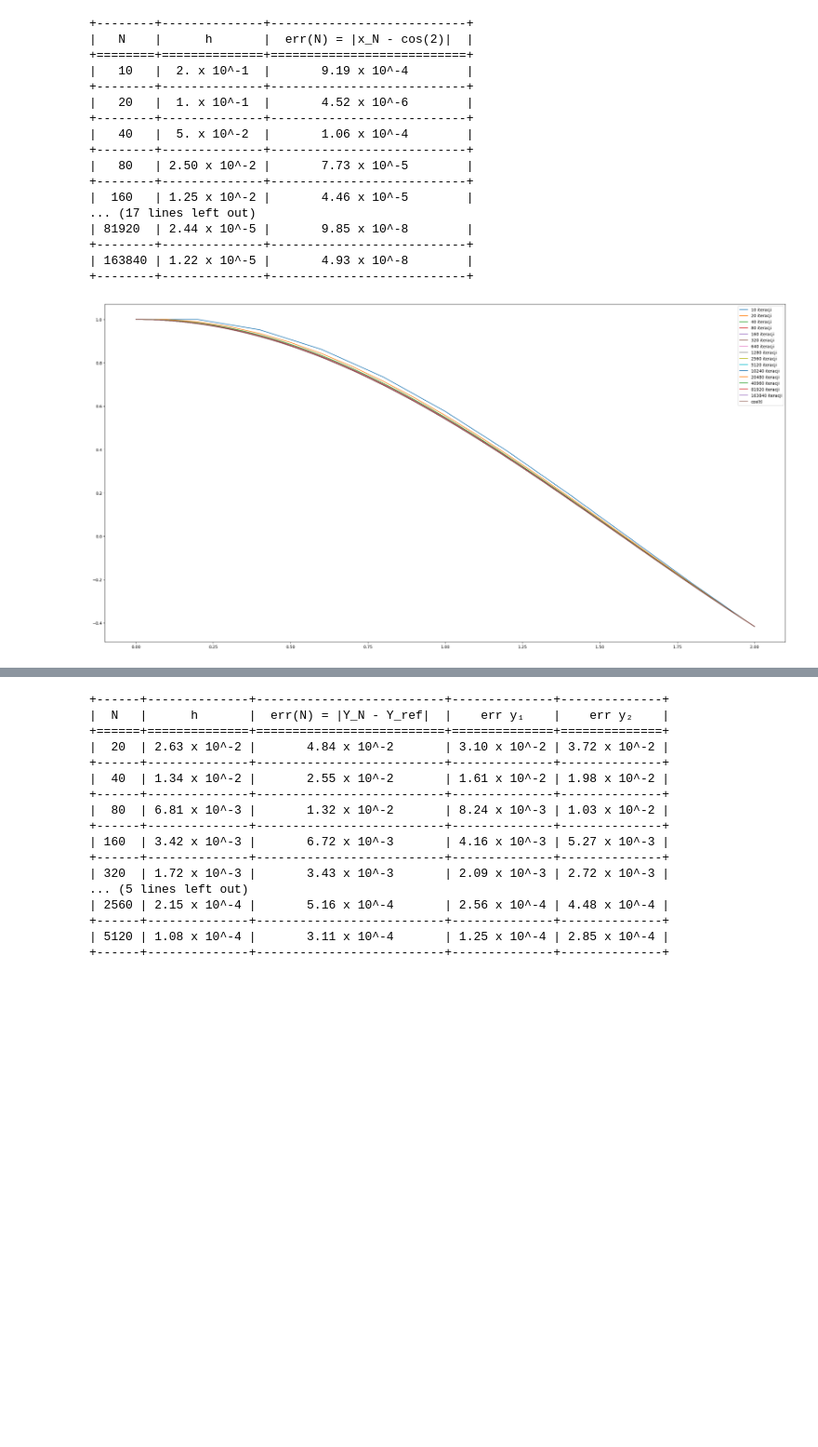
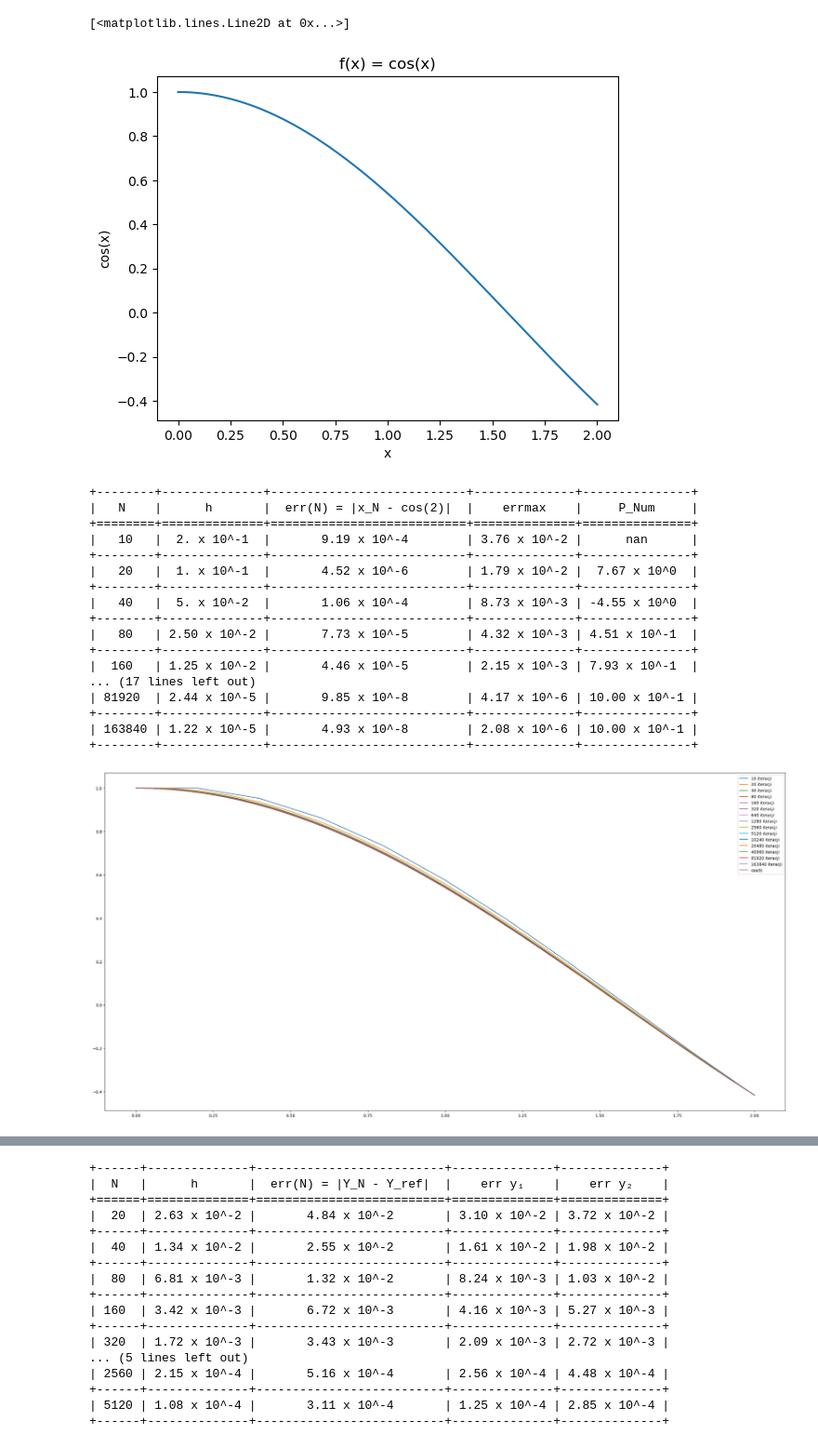
Before and after one commit to maksdebowski/MNdRRz, a Jupyter notebook: MNRRZ2025_Baranek_Konrad_zad1.ipynb, the cells around one changed output, grey strips where cells are left out. Shown: that part at 93% size. Drawn from its saved outputs; the diff is of its cells as text; code cells hidden in the pictures; blank space fills up the shorter version.

```diff
--- a/MNRRZ2025_Baranek_Konrad_zad1.ipynb
+++ b/MNRRZ2025_Baranek_Konrad_zad1.ipynb
@@ -4,4 +4,14 @@ import matplotlib.pyplot as plt
 import pandas as pd
 from tabulate import tabulate
 from scipy.integrate import solve_ivp
+# %%
+x = np.linspace(0,2,1000)
+y = np.cos(x)
+plt.title("f(x) = cos(x)")
+plt.xlabel('x')
+plt.ylabel('cos(x)')
+plt.plot(x,y)
+# %% [output]
+[<matplotlib.lines.Line2D at 0x...>]
+[figure, added]
 # %%
@@ -30,25 +40,35 @@ LAM = -2.0
 
 x = np.linspace(0,2,1000)
 y = np.cos(x)
-results = {"N": [], "h":[], "err(N) = |x_N - cos(2)|":[]}
+results = {"N": [], "h":[], "err(N) = |x_N - cos(2)|":[], 'errmax':[], 'P_Num':[]}
 
 
 lambda_vals = [-2,-10,-50, -100,-1000]
 N = 5
 plt.figure(figsize=(30,15))
+prev_error = None
 for i in range(1,16):
     N = N *2
     h = (T- T_0)/N
     wezly = np.linspace(T_0, T, N+1)
     rozwiazania = np.zeros(N+1)
-    blad = np.zeros(N+1)
+    blad_punkty = np.zeros(N+1)
     for i, wezel in enumerate(wezly):
         if i == 0:
             rozwiazania[i] = X_0
             continue
         rozwiazania[i] = rozwiazania[i-1]+ h*x_prim(rozwiazania[i-1], wezly[i-1], LAM)
-    blad = np.abs(np.cos(T) - rozwiazania[-1])
-    results["err(N) = |x_N - cos(2)|"].append(blad)
+        blad_punkty[i] = np.abs(rozwiazania[i] - np.cos(wezel))
+    blad_end = np.abs(np.cos(T) - rozwiazania[-1])
+    blad_max = np.max(blad_punkty)
+    if prev_error is not None:
+        p_num = np.log2(prev_error/blad_end)
+    else:
+        p_num = float('nan')
+    prev_error = blad_end
+    results["err(N) = |x_N - cos(2)|"].append(blad_end)
+    results["errmax"].append(blad_max)
+    results["P_Num"].append(p_num)
     results["N"].append(N)
     results["h"].append(h)
     plt.plot(wezly, rozwiazania, label = f"{N} iteracji")
@@ -56,26 +76,27 @@ plt.plot(x,y, label = 'cos(t)')
 plt.legend()
 
 results = pd.DataFrame(results)
-results = results[['N', 'h', 'err(N) = |x_N - cos(2)|']]
-for col in ['h','err(N) = |x_N - cos(2)|']:
-    results[col] = results[col].apply(custom_scientific_format)
+results = results[['N', 'h', 'err(N) = |x_N - cos(2)|', 'errmax', 'P_Num']]
+res = results.copy()
+for col in ['h','err(N) = |x_N - cos(2)|', 'errmax', 'P_Num']:
+    results[col] = results[col].apply(scientific_format)
 print(tabulate(results, headers='keys', tablefmt='grid', numalign='center', stralign='center', showindex = False))
 # %% [output]
-+--------+--------------+---------------------------+
-|   N    |      h       |  err(N) = |x_N - cos(2)|  |
-+========+==============+===========================+
-|   10   |  2. x 10^-1  |       9.19 x 10^-4        |
-+--------+--------------+---------------------------+
-|   20   |  1. x 10^-1  |       4.52 x 10^-6        |
-+--------+--------------+---------------------------+
-|   40   |  5. x 10^-2  |       1.06 x 10^-4        |
-+--------+--------------+---------------------------+
-|   80   | 2.50 x 10^-2 |       7.73 x 10^-5        |
-+--------+--------------+---------------------------+
-|  160   | 1.25 x 10^-2 |       4.46 x 10^-5        |
++--------+--------------+---------------------------+--------------+---------------+
+|   N    |      h       |  err(N) = |x_N - cos(2)|  |    errmax    |     P_Num     |
++========+==============+===========================+==============+===============+
+|   10   |  2. x 10^-1  |       9.19 x 10^-4        | 3.76 x 10^-2 |      nan      |
++--------+--------------+---------------------------+--------------+---------------+
+|   20   |  1. x 10^-1  |       4.52 x 10^-6        | 1.79 x 10^-2 |  7.67 x 10^0  |
++--------+--------------+---------------------------+--------------+---------------+
+|   40   |  5. x 10^-2  |       1.06 x 10^-4        | 8.73 x 10^-3 | -4.55 x 10^0  |
++--------+--------------+---------------------------+--------------+---------------+
+|   80   | 2.50 x 10^-2 |       7.73 x 10^-5        | 4.32 x 10^-3 | 4.51 x 10^-1  |
++--------+--------------+---------------------------+--------------+---------------+
+|  160   | 1.25 x 10^-2 |       4.46 x 10^-5        | 2.15 x 10^-3 | 7.93 x 10^-1  |
 ... (17 lines left out)
-| 81920  | 2.44 x 10^-5 |       9.85 x 10^-8        |
-+--------+--------------+---------------------------+
-| 163840 | 1.22 x 10^-5 |       4.93 x 10^-8        |
-+--------+--------------+---------------------------+
+| 81920  | 2.44 x 10^-5 |       9.85 x 10^-8        | 4.17 x 10^-6 | 10.00 x 10^-1 |
++--------+--------------+---------------------------+--------------+---------------+
+| 163840 | 1.22 x 10^-5 |       4.93 x 10^-8        | 2.08 x 10^-6 | 10.00 x 10^-1 |
++--------+--------------+---------------------------+--------------+---------------+
 [figure]
```
Also changed, not shown: parts of 4 cells of this notebook.
